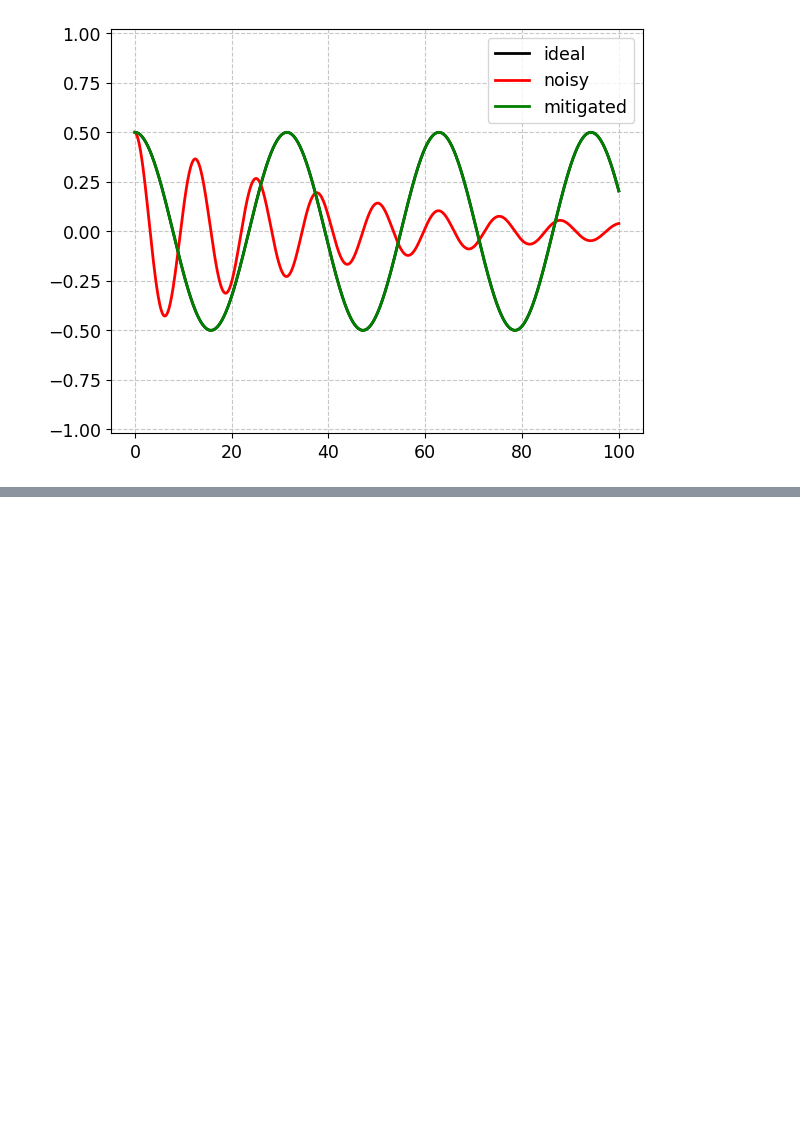
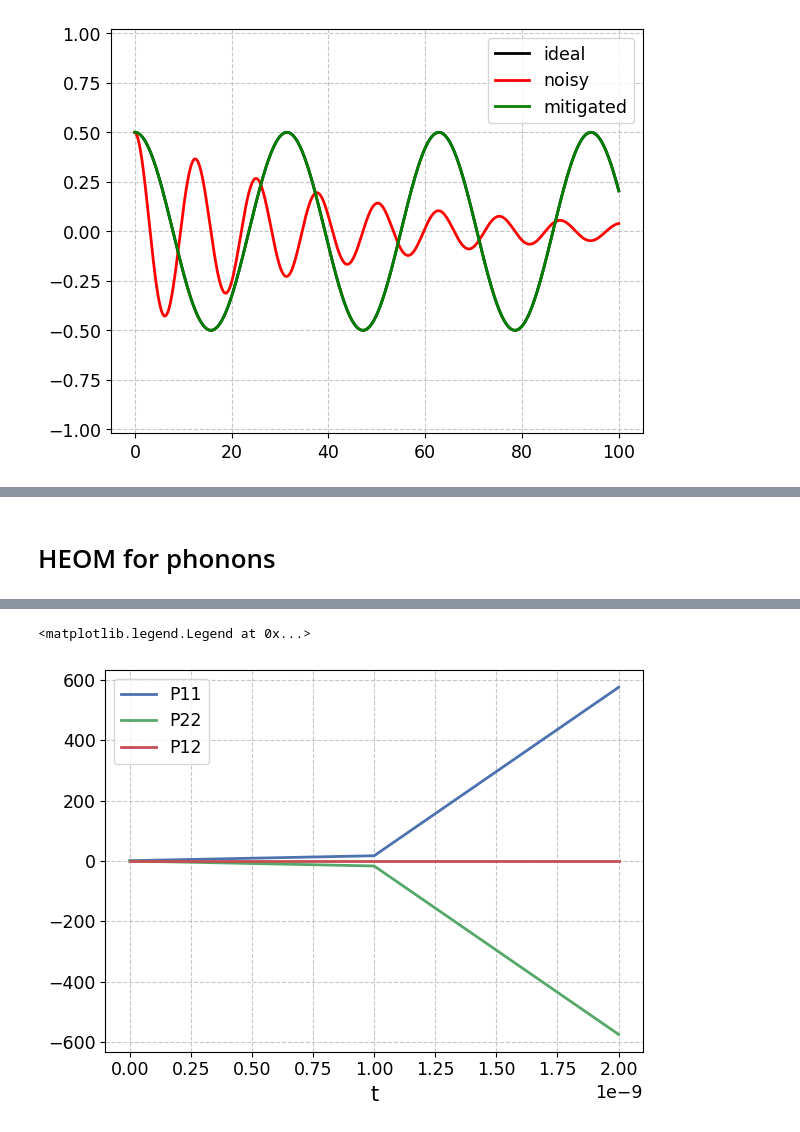
Before and after one commit to dehe1011/NVcenter, a Jupyter notebook: development/Untitled.ipynb, the cells around one changed output, grey strips where cells are left out. Saved outputs shown, nothing was run; the diff lists cells and outputs as text; code cells hidden in the pictures; blank space fills up the shorter version.

```diff
--- a/development/Untitled.ipynb
+++ b/development/Untitled.ipynb
@@ -119,0 +377,2 @@ plt.show()
+# %% [markdown]
+# HEOM for phonons
@@ -119,0 +409,24 @@ plt.show()
+# %%
+from qutip.solver.heom import HEOMSolver
+
+eps = CONST['D_gs'] + CONST['gamma_e'] * 500e-4
+H_sys = 0.5 * eps * q.sigmaz()
+max_depth = 3
+options = {"nsteps": 100_000}
+rho0 = q.basis(2,0) * q.basis(2,0).dag()
+tlist = np.linspace(0, 2e-9, 3)
+
+P11p = basis(2,0) * basis(2,0).dag()
+P22p = basis(2,1) * basis(2,1).dag()
+P12p = basis(2,0) * basis(2,1).dag()
+solver = HEOMSolver(H_sys, bath, max_depth=max_depth, options=options)
+# %%
+result = solver.run(rho0, tlist, e_ops={"11": P11p, "22": P22p, "12": P12p})
+
+fig, ax = plt.subplots()
+ax.plot(result.times, np.real(result.e_data["11"]), label="P11")
+ax.plot(result.times, np.real(result.e_data["22"]), label="P22")
+ax.plot(result.times, np.real(result.e_data["12"]), label="P12")
+ax.set_xlabel(r't')
+ax.legend()
+# %% [output]
@@ -119,0 +436,2 @@ plt.show()
+<matplotlib.legend.Legend at 0x...>
+[figure, added]
```
Also changed, not shown: parts of 13 cells of this notebook, 36 other files.
